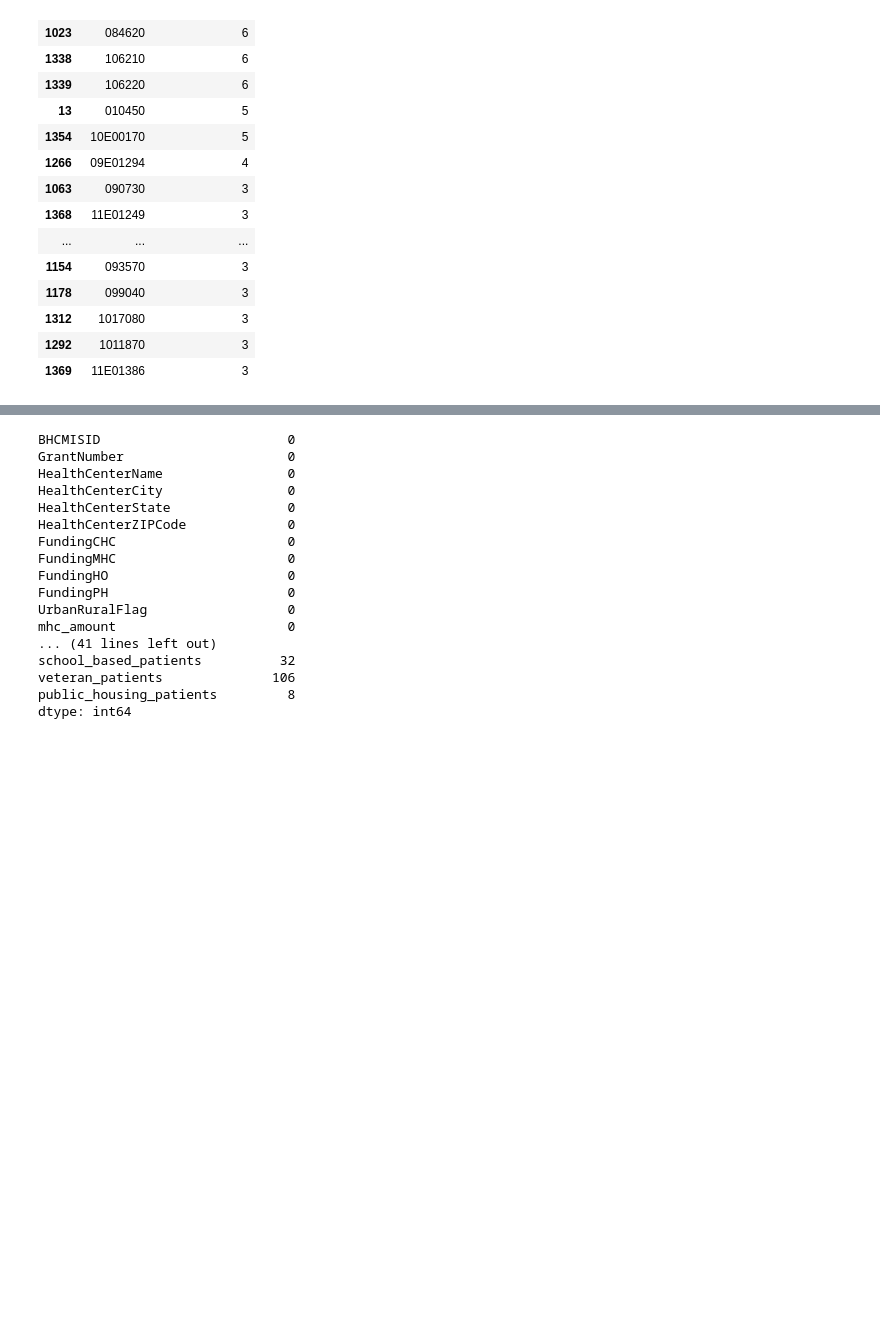
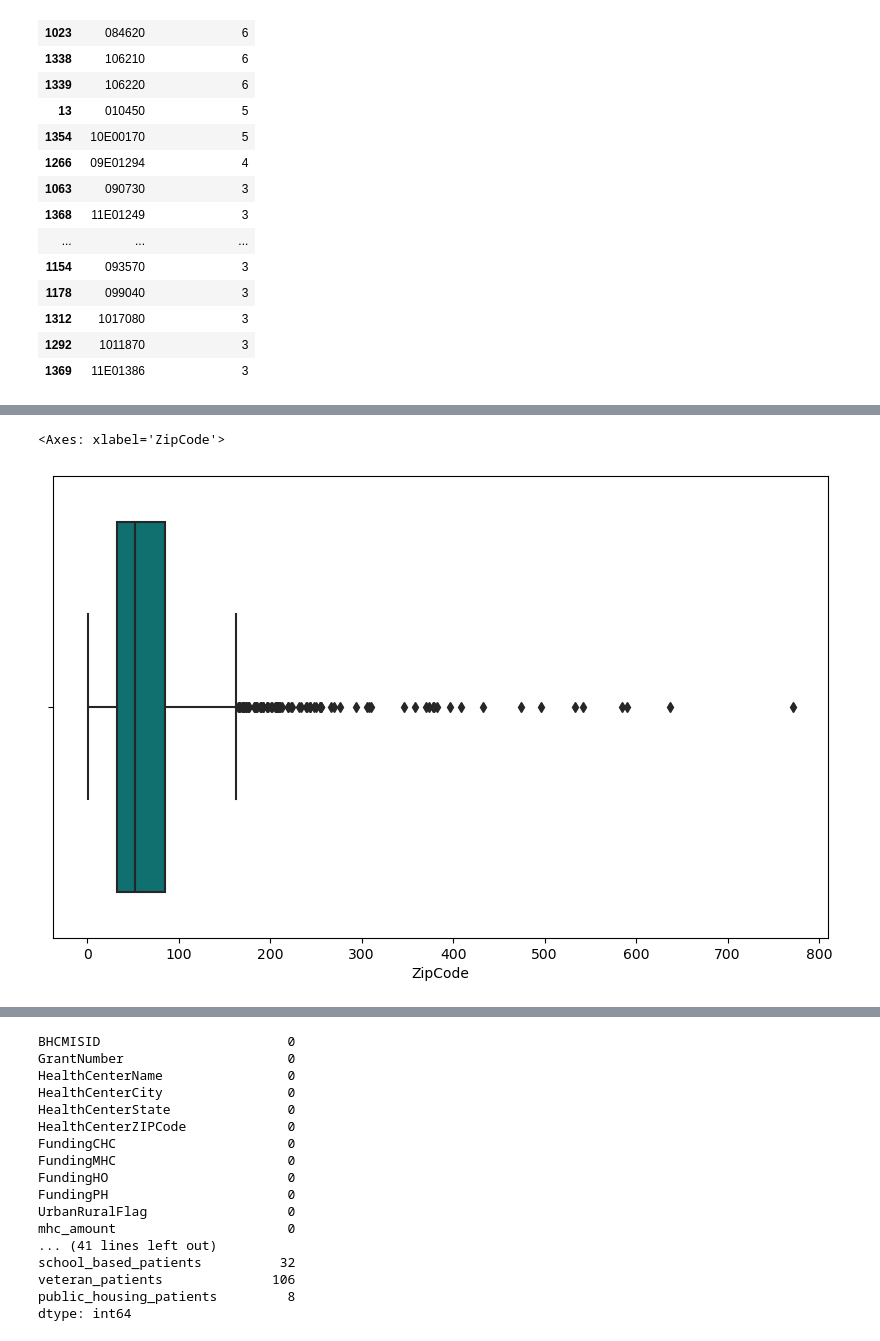
Before and after one commit to dezertdweller/capstone-project-fqhc-model, a Jupyter notebook: data-wrangling.ipynb, the cells around one changed output, grey strips where cells are left out. Saved outputs shown, nothing was run; the diff lists cells and outputs as text; code cells hidden in the pictures; blank space fills up the shorter version.

```diff
--- a/data-wrangling.ipynb
+++ b/data-wrangling.ipynb
@@ -133,0 +182,6 @@ array(['ZipCode', 'Unknown Residence', 'Other ZIP Codes'], dtype=object)
+# %%
+plt.figure(figsize=(10, 6))
+sns.boxplot(data=service_area_patients_count, x='ZipCode', color='teal')
+# %% [output]
+<Axes: xlabel='ZipCode'>
+[figure, added]
```
Also changed, not shown: parts of 26 cells of this notebook.
